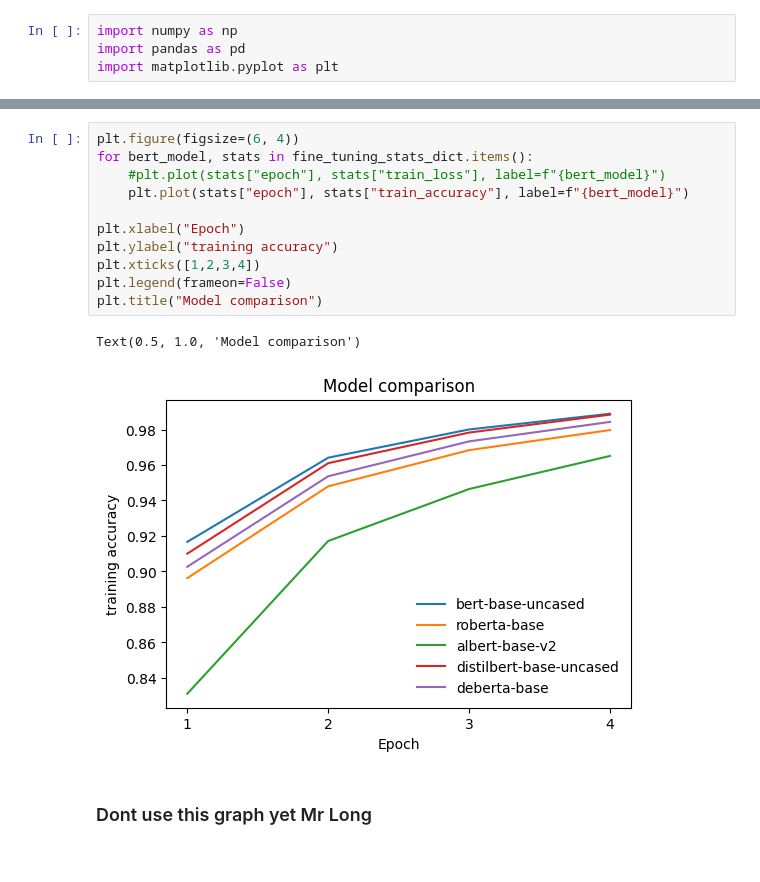
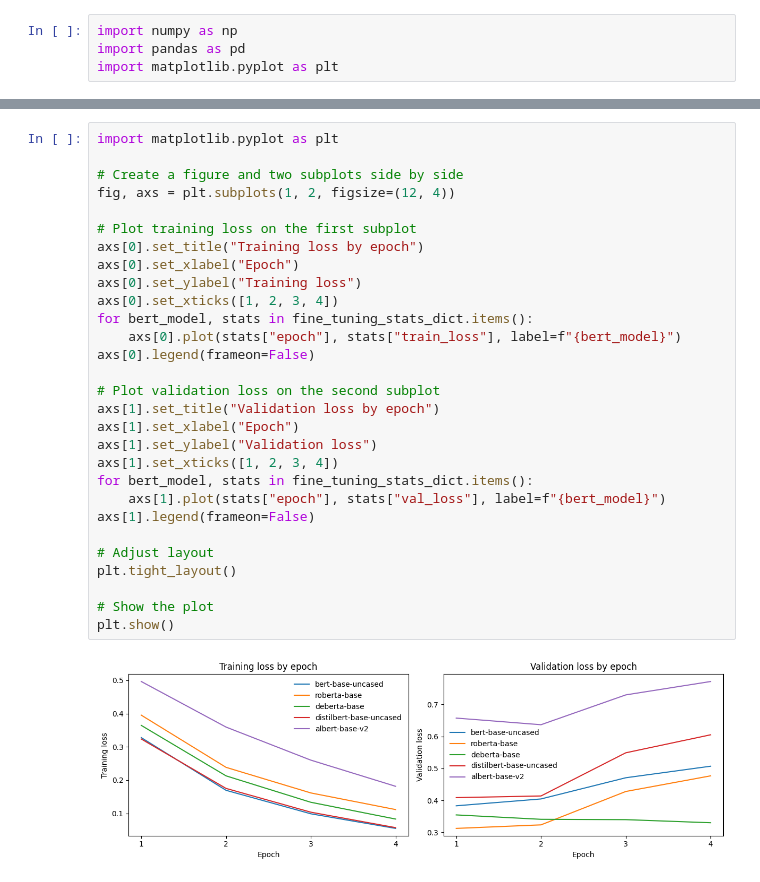
Before and after one commit to SpringNuance/SNLP-Project, a Jupyter notebook: Task2_SST2/plot_comparison_figures.ipynb, the cells around one changed output, grey strips where cells are left out. Cells and saved outputs as stored; diff of their text form.

```diff
--- a/Task2_SST2/plot_comparison_figures.ipynb
+++ b/Task2_SST2/plot_comparison_figures.ipynb
@@ -154,16 +99,31 @@ Text(0.5, 1.0, 'Model comparison')
-# %%
-plt.figure(figsize=(6, 4))
-for bert_model, stats in fine_tuning_stats_dict.items():
-    #plt.plot(stats["epoch"], stats["train_loss"], label=f"{bert_model}")
-    plt.plot(stats["epoch"], stats["train_accuracy"], label=f"{bert_model}")
-
-plt.xlabel("Epoch")
-plt.ylabel("training accuracy")
-plt.xticks([1,2,3,4])
-plt.legend(frameon=False)
-plt.title("Model comparison")
-# %% [output]
-Text(0.5, 1.0, 'Model comparison')
-[figure, removed]
-# %% [markdown]
-### Dont use this graph yet Mr Long
+# %%
+import matplotlib.pyplot as plt
+
+# Create a figure and two subplots side by side
+fig, axs = plt.subplots(1, 2, figsize=(12, 4))
+
+# Plot training loss on the first subplot
+axs[0].set_title("Training loss by epoch")
+axs[0].set_xlabel("Epoch")
+axs[0].set_ylabel("Training loss")
+axs[0].set_xticks([1, 2, 3, 4])
+for bert_model, stats in fine_tuning_stats_dict.items():
+    axs[0].plot(stats["epoch"], stats["train_loss"], label=f"{bert_model}")
+axs[0].legend(frameon=False)
+
+# Plot validation loss on the second subplot
+axs[1].set_title("Validation loss by epoch")
+axs[1].set_xlabel("Epoch")
+axs[1].set_ylabel("Validation loss")
+axs[1].set_xticks([1, 2, 3, 4])
+for bert_model, stats in fine_tuning_stats_dict.items():
+    axs[1].plot(stats["epoch"], stats["val_loss"], label=f"{bert_model}")
+axs[1].legend(frameon=False)
+
+# Adjust layout
+plt.tight_layout()
+
+# Show the plot
+plt.show()
+# %% [output]
+[figure, added]
```
Also changed, not shown: parts of 10 cells of this notebook, 15 other files.
